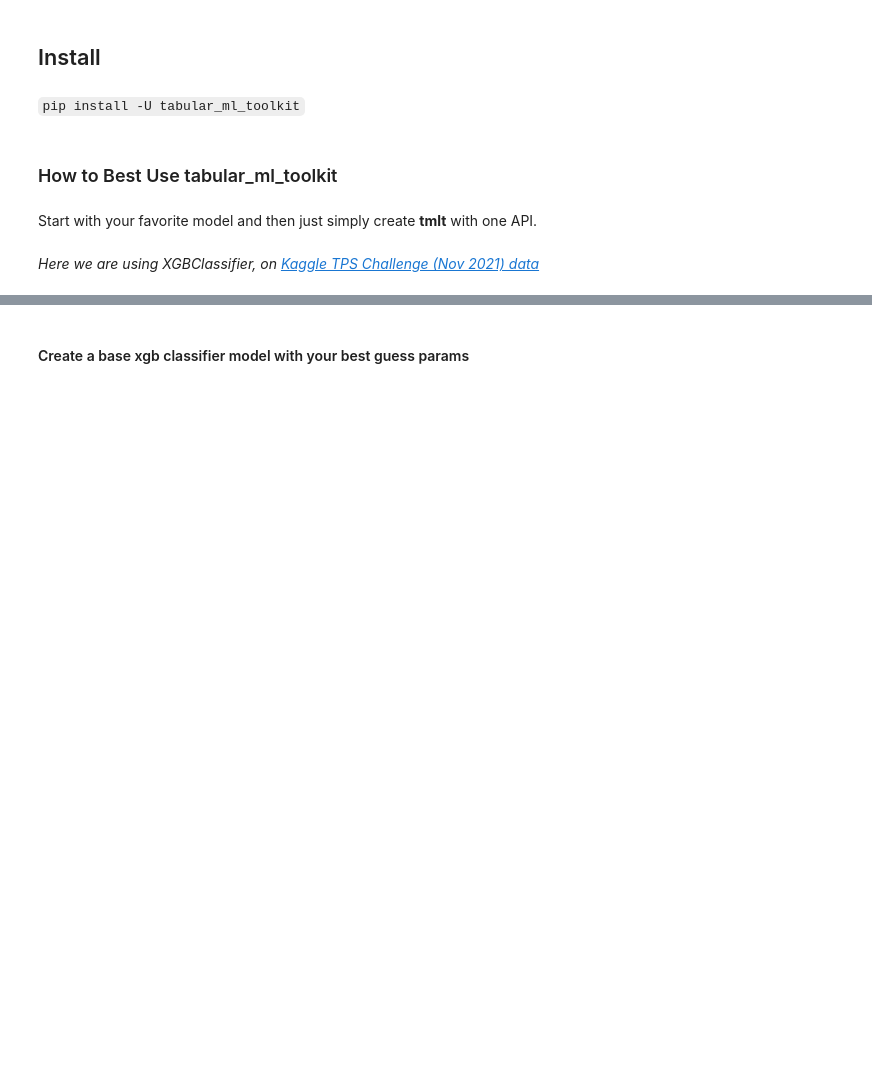
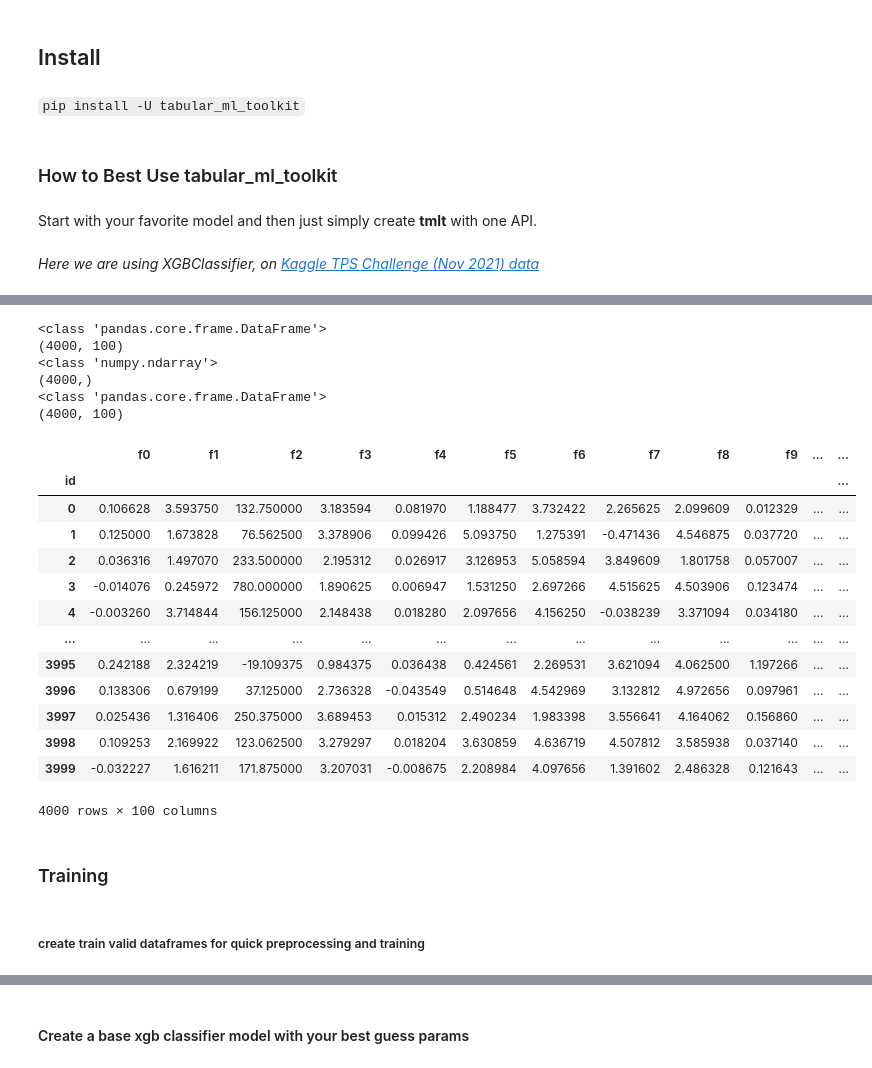
Before and after one commit to pankajarm/tabular_ml_toolkit, a Jupyter notebook: 13_Kaggle_TPS_Tutorial.ipynb, the cells around one changed output, grey strips where cells are left out. Drawn from its saved outputs; the diff is of its cells as text; code cells hidden in the pictures; blank space fills up the shorter version.

Commit message:
Updated tmlt, dfl with update_dfl, regenerate_dfl

```diff
--- a/13_Kaggle_TPS_Tutorial.ipynb
+++ b/13_Kaggle_TPS_Tutorial.ipynb
@@ -34,7 +26,7 @@ import time
 from sklearn.metrics import roc_auc_score, accuracy_score
 # %%
 # Dataset file names and Paths
-DIRECTORY_PATH = "/Users/pamathur/kaggle_datasets/tps_nov_2021/"
+DIRECTORY_PATH = "/Users/pankajmathur/kaggle_datasets/tps_nov_2021/"
 TRAIN_FILE = "train.csv"
 TEST_FILE = "test.csv"
 SAMPLE_SUB_FILE = "sample_submission.csv"
@@ -46,0 +40,17 @@ OUTPUT_PATH = "kaggle_tps_output/"
+# %%
+# create tmlt
+tmlt = TMLT().prepare_data(
+    train_file_path= DIRECTORY_PATH + TRAIN_FILE,
+    test_file_path= DIRECTORY_PATH + TEST_FILE,
+    #make sure to use right index and target columns
+    idx_col="id",
+    target="target",
+    random_state=42,
+    problem_type="binary_classification", nrows=4000)
+
+
+# supports only task type
+# "binary_classification"
+# "multi_label_classification"
+# "multi_class_classification"
+# "regression"
@@ -46,0 +63,36 @@ OUTPUT_PATH = "kaggle_tps_output/"
+# %%
+print(type(tmlt.dfl.X))
+print(tmlt.dfl.X.shape)
+print(type(tmlt.dfl.y))
+print(tmlt.dfl.y.shape)
+print(type(tmlt.dfl.X_test))
+print(tmlt.dfl.X_test.shape)
+# %% [output]
+<class 'pandas.core.frame.DataFrame'>
+(4000, 100)
+<class 'numpy.ndarray'>
+(4000,)
+<class 'pandas.core.frame.DataFrame'>
+(4000, 100)
+# %%
+tmlt.dfl.X
+# %% [output]
+|  | f0 | f1 | f2 | f3 | f4 | f5 | f6 | f7 | f8 | f9 | ... | ... |
+| id |  |  |  |  |  |  |  |  |  |  |  | ... |
+| 0 | 0.106628 | 3.593750 | 132.750000 | 3.183594 | 0.081970 | 1.188477 | 3.732422 | 2.265625 | 2.099609 | 0.012329 | ... | ... |
+| 1 | 0.125000 | 1.673828 | 76.562500 | 3.378906 | 0.099426 | 5.093750 | 1.275391 | -0.471436 | 4.546875 | 0.037720 | ... | ... |
+| 2 | 0.036316 | 1.497070 | 233.500000 | 2.195312 | 0.026917 | 3.126953 | 5.058594 | 3.849609 | 1.801758 | 0.057007 | ... | ... |
+| 3 | -0.014076 | 0.245972 | 780.000000 | 1.890625 | 0.006947 | 1.531250 | 2.697266 | 4.515625 | 4.503906 | 0.123474 | ... | ... |
+| 4 | -0.003260 | 3.714844 | 156.125000 | 2.148438 | 0.018280 | 2.097656 | 4.156250 | -0.038239 | 3.371094 | 0.034180 | ... | ... |
+| ... | ... | ... | ... | ... | ... | ... | ... | ... | ... | ... | ... | ... |
+| 3995 | 0.242188 | 2.324219 | -19.109375 | 0.984375 | 0.036438 | 0.424561 | 2.269531 | 3.621094 | 4.062500 | 1.197266 | ... | ... |
+| 3996 | 0.138306 | 0.679199 | 37.125000 | 2.736328 | -0.043549 | 0.514648 | 4.542969 | 3.132812 | 4.972656 | 0.097961 | ... | ... |
+| 3997 | 0.025436 | 1.316406 | 250.375000 | 3.689453 | 0.015312 | 2.490234 | 1.983398 | 3.556641 | 4.164062 | 0.156860 | ... | ... |
+| 3998 | 0.109253 | 2.169922 | 123.062500 | 3.279297 | 0.018204 | 3.630859 | 4.636719 | 4.507812 | 3.585938 | 0.037140 | ... | ... |
+| 3999 | -0.032227 | 1.616211 | 171.875000 | 3.207031 | -0.008675 | 2.208984 | 4.097656 | 1.391602 | 2.486328 | 0.121643 | ... | ... |
+4000 rows × 100 columns
+# %% [markdown]
+### Training
+# %% [markdown]
+
+##### create train valid dataframes for quick preprocessing and training
```
Also changed, not shown: parts of 56 cells of this notebook, 7 other files.
